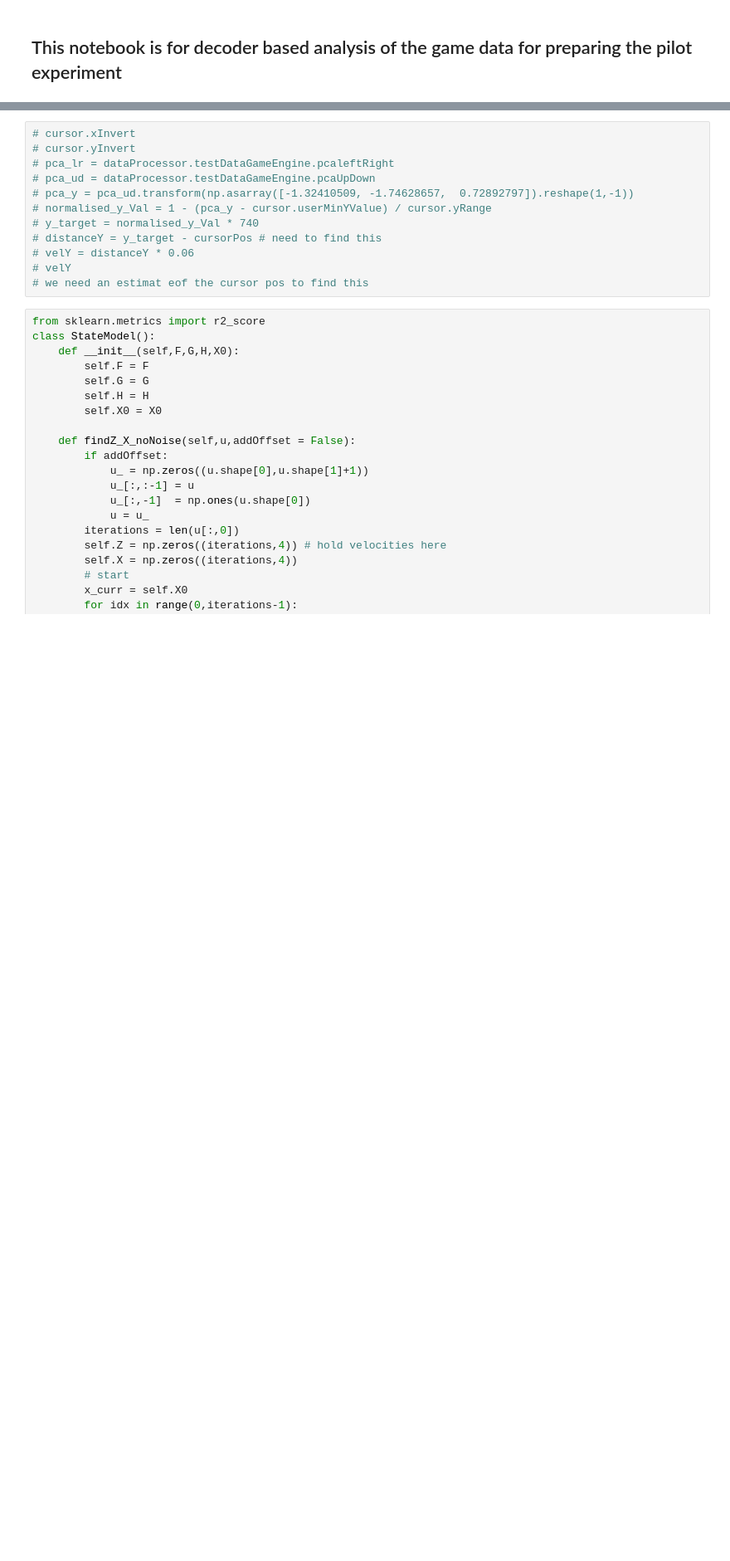
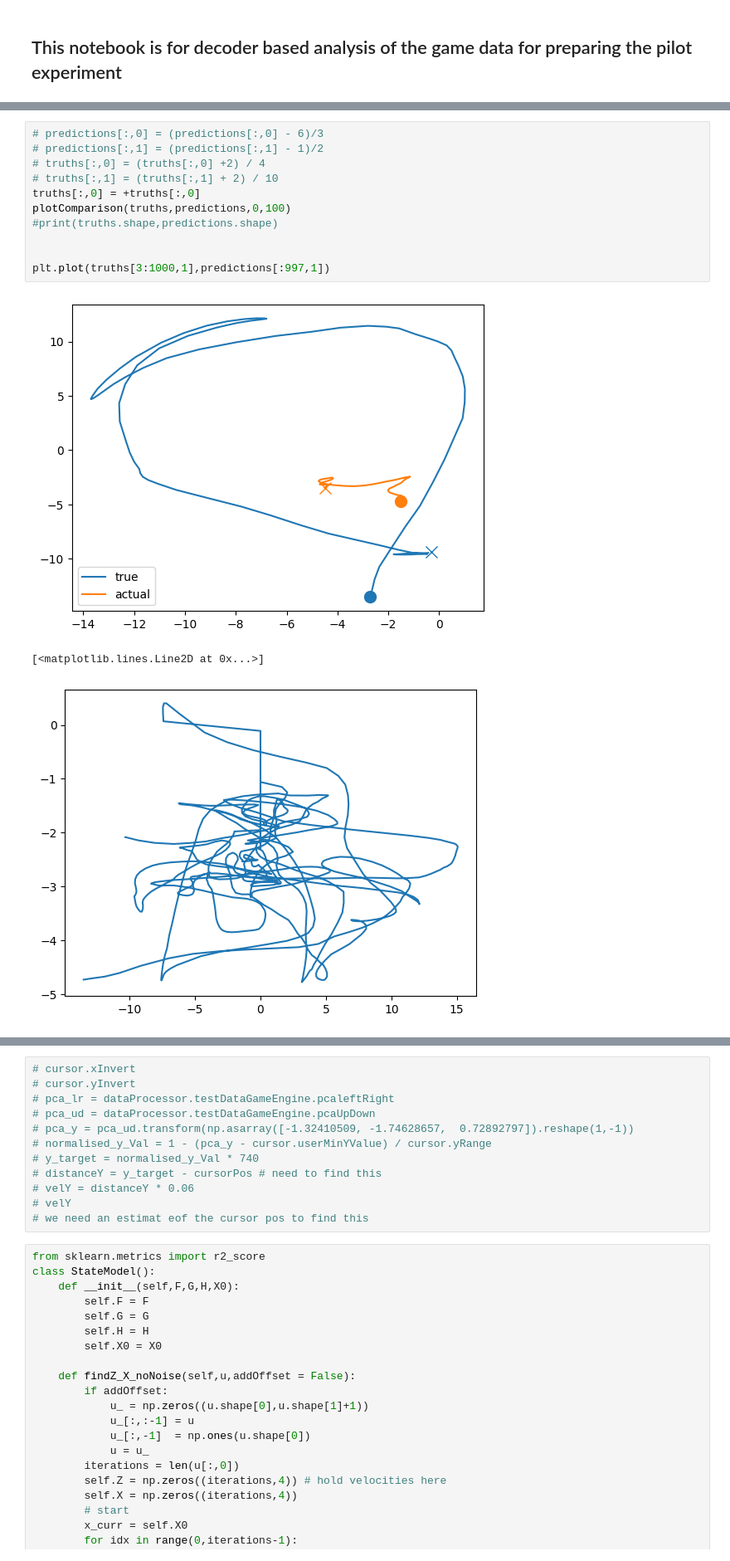
Before and after one commit to ashwin133/BrainMachineInterfaces_pilotExperiment, a Jupyter notebook: DataAnalysis/conductDecoderAnalysis.ipynb, the cells around one changed output, grey strips where cells are left out. Shown: that part at 83% size. Drawn from its saved outputs; the diff is of its cells as text; blank space fills up the shorter version.

```diff
--- a/DataAnalysis/conductDecoderAnalysis.ipynb
+++ b/DataAnalysis/conductDecoderAnalysis.ipynb
@@ -56,3 +97,18 @@ plt.show()
+# %%
+# predictions[:,0] = (predictions[:,0] - 6)/3
+# predictions[:,1] = (predictions[:,1] - 1)/2
+# truths[:,0] = (truths[:,0] +2) / 4
+# truths[:,1] = (truths[:,1] + 2) / 10
+truths[:,0] = +truths[:,0]
+plotComparison(truths,predictions,0,100)
+#print(truths.shape,predictions.shape)
+
+
+plt.plot(truths[3:1000,1],predictions[:997,1])
+# %% [output]
+[figure, added]
+[<matplotlib.lines.Line2D at 0x...>]
+[figure, added]
 # %%
 # THIS SECTION SHOWS THAT BY HAVING THE CONTROL RIGID BODY INFORMATION, ONE CAN
 # PERFECTLY DECODE THE CURSOR VELOCITY AND POSITION
```
Also changed, not shown: parts of 20 cells of this notebook, 33 other files.
